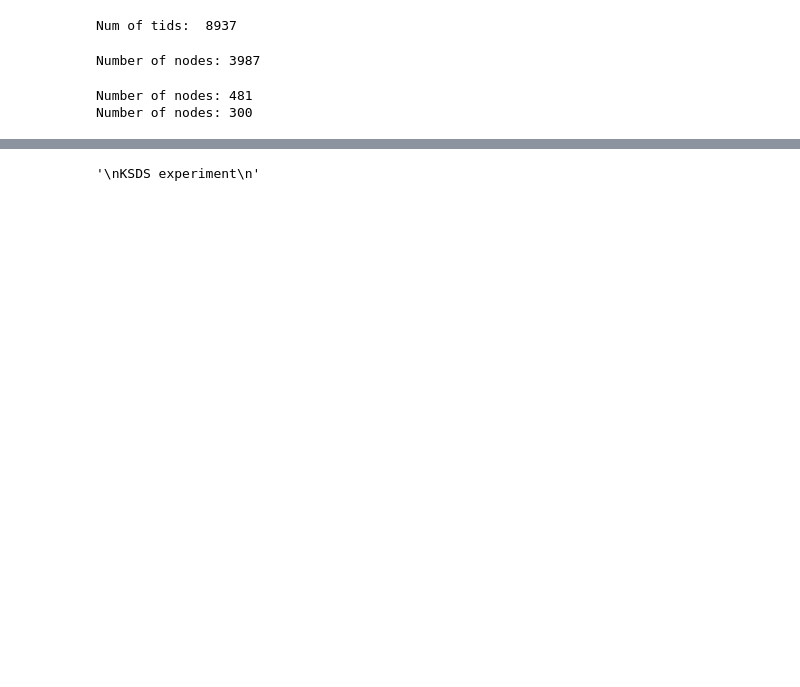
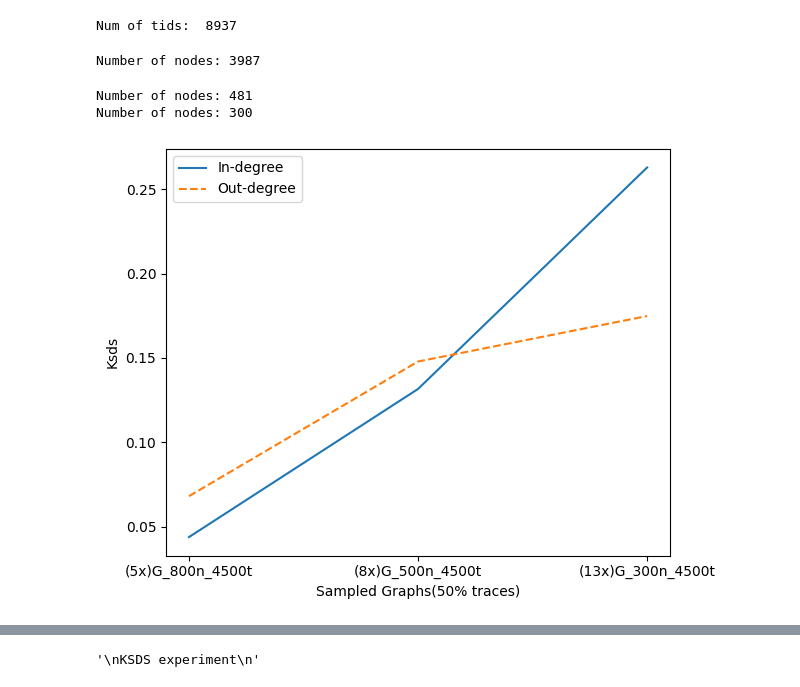
Before and after one commit to ritulS/TraceProc, a Jupyter notebook: graph_evaluation.ipynb, the cells around one changed output, grey strips where cells are left out. Drawn from its saved outputs; the diff is of its cells as text; code cells hidden in the pictures; blank space fills up the shorter version.

```diff
--- a/graph_evaluation.ipynb
+++ b/graph_evaluation.ipynb
@@ -237,8 +239,14 @@ from scipy.special import rel_entr
 def calc_ks_stat():
     pass
 # %%
-Original_indeg_dist = [tup[1] for tup in list(G_original.in_degree(G_original.nodes()))]
-Original_outdeg_dist = [tup[1] for tup in list(G_original.out_degree(G_original.nodes()))]
+# Original_indeg_dist = [tup[1] for tup in list(G_original.in_degree(G_original.nodes()))]
+# Original_outdeg_dist = [tup[1] for tup in list(G_original.out_degree(G_original.nodes()))]
+def get_deg_dist(G, in_or_out):
+    if in_or_out == "in":
+        deg_dist = [tup[1] for tup in list(G.in_degree(G.nodes()))]
+    elif in_or_out == "out":
+        deg_dist = [tup[1] for tup in list(G.out_degree(G.nodes()))]
+    return deg_dist
 # %%
 '''
 Experiment for Downscaling Impact
@@ -273,3 +313,55 @@ in_out_deg_dist_viz_cdf(Gs_and_labels, \
+# %%
+'''
+KSDS experiment
+
+'''
+class G_eval_info:
+    def __init__(self,G,label) -> None:
+        self.indeg_dist = get_deg_dist(G, 'in')
+        self.outdeg_dist = get_deg_dist(G, 'out')
+        self.label = label
+
+G_800n_4500t = pkl_to_graph('800nodes_4500traces')
+G_500n_4500t = pkl_to_graph('500nodes_4500traces')
+G_300n_4500t = pkl_to_graph('300nodes_4500traces')
+
+G_original_eval = G_eval_info(G_original,'Original Graph')
+G_800n_4500t_eval = G_eval_info(G_800n_4500t,'(5x)G_800n_4500t')
+G_500n_4500t_eval = G_eval_info(G_500n_4500t,'(8x)G_500n_4500t')
+G_300n_4500t_eval = G_eval_info(G_300n_4500t,'(13x)G_300n_4500t')
+
+ksds_exp_input = [G_800n_4500t_eval, G_500n_4500t_eval, G_300n_4500t_eval]
+
+def ksds_experiment(ksds_exp_input, g_org_eval):
+    '''
+    Args: ksds_exp_input= [List of graphs in G_eval_info() object format],
+          g_org_eval= G_eval_info() object of orignal graph.
+    '''
+    indeg_ksds_arr = []
+    outdeg_ksds_arr = []
+    glabel_arr = []
+    for g_eval in ksds_exp_input:
+        indeg_ksds, indeg_p_val = stats.ks_2samp(g_org_eval.indeg_dist, g_eval.indeg_dist)
+        outdeg_ksds, outdeg_p_val = stats.ks_2samp(g_org_eval.outdeg_dist, g_eval.outdeg_dist)
+        indeg_ksds_arr.append(indeg_ksds)
+        outdeg_ksds_arr.append(outdeg_ksds)
+        glabel_arr.append(g_eval.label)
+        # cd_ksds, cd_p_val = stats.ks_2samp(g_org_eval.cd_dist, g_eval.cd_dist)
+        # print(g_eval.label, "Indeg ksds: ", indeg_ksds)
+        # print(g_eval.label, "Outdeg ksds: ", outdeg_ksds)
+    plt.plot(glabel_arr, indeg_ksds_arr, label=f"In-degree")
+    plt.plot(glabel_arr, outdeg_ksds_arr, label=f"Out-degree", linestyle='--')
+    plt.xlabel('Sampled Graphs(50% traces)')
+    plt.ylabel('Ksds')
+    plt.legend()
+    plt.tight_layout()
+    plt.show()
+    # plt.savefig(f"figs/ksds_50per.png")
+
+
+ksds_experiment(ksds_exp_input, G_original_eval)
+# %% [output]
+[figure, added]
 # %%
 '''
 Call depth percentage distribution
```
Also changed, not shown: parts of 6 cells of this notebook, 1 other file.
